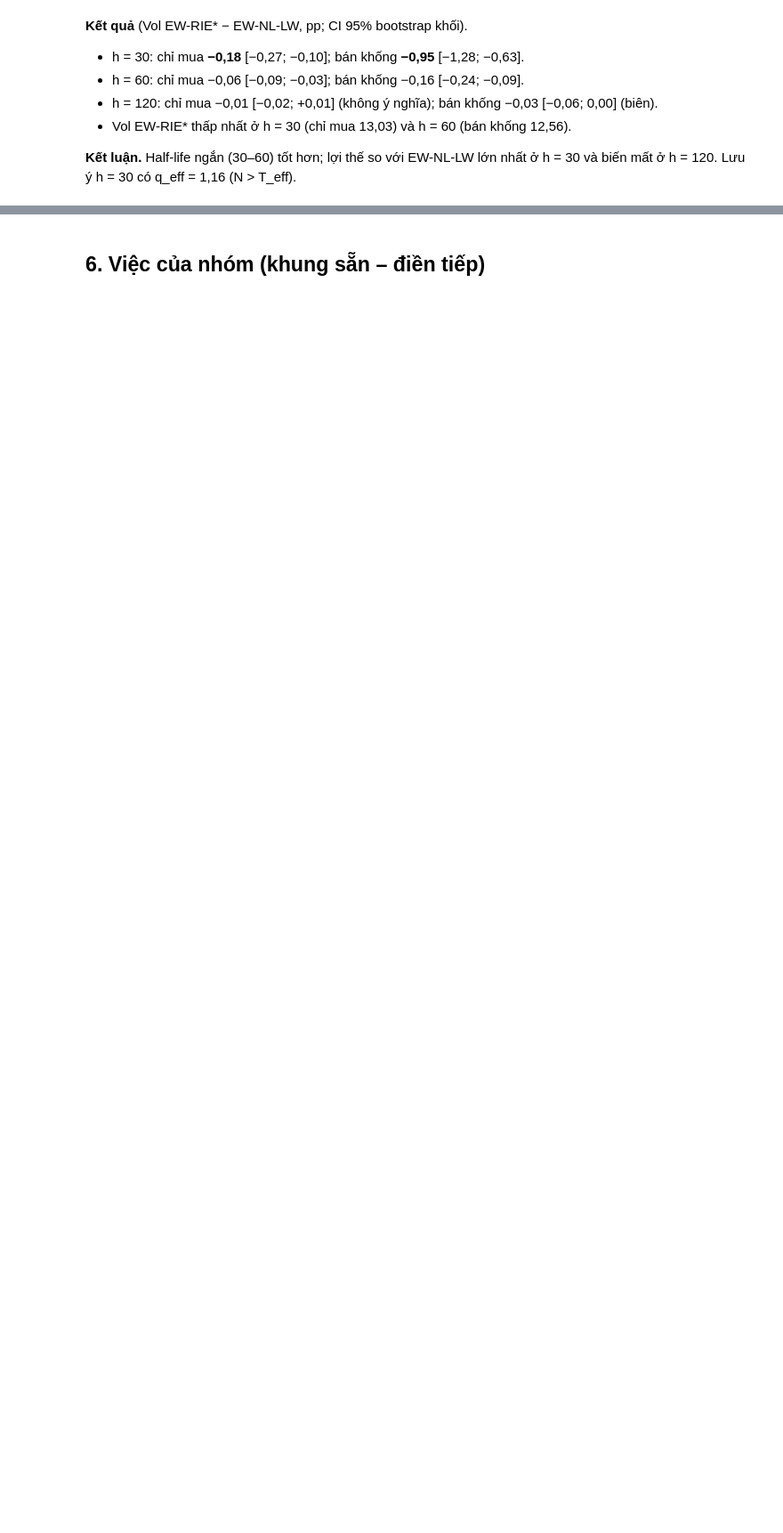
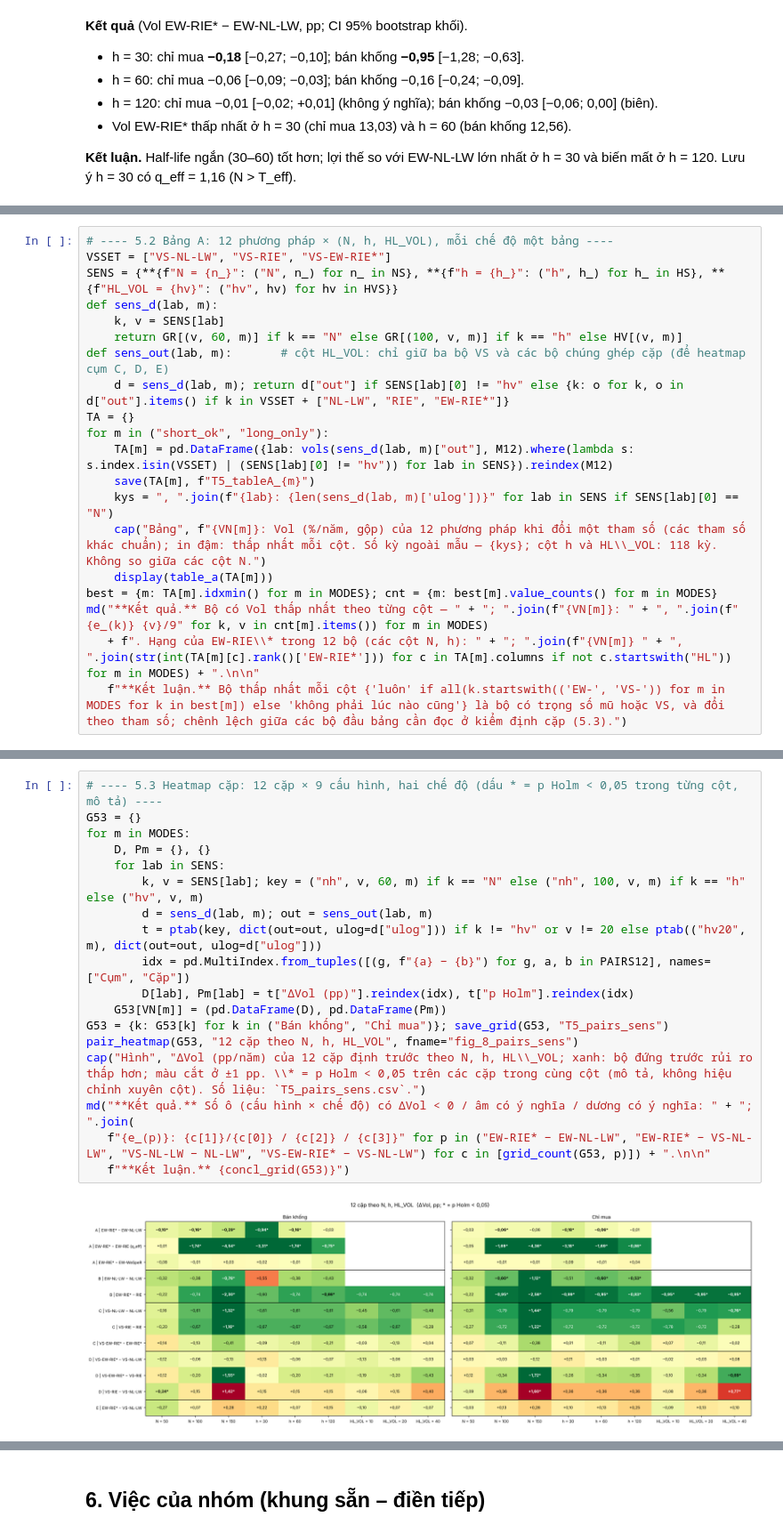
Before and after one commit to chinguyenkhac/data_HOSE, a Jupyter notebook: notebooks/EW_RIE_HOSE_v6.ipynb, the cells around one changed output, grey strips where cells are left out. Shown at 89% size. Drawn from its saved outputs; the diff is of its cells as text; blank space fills up the shorter version.

```diff
--- a/notebooks/EW_RIE_HOSE_v6.ipynb
+++ b/notebooks/EW_RIE_HOSE_v6.ipynb
@@ -1203,0 +1680,20 @@ if RUN_SENS:
+# %%
+# ---- 5.2 Bảng A: 12 phương pháp × (N, h, HL_VOL), mỗi chế độ một bảng ----
+VSSET = ["VS-NL-LW", "VS-RIE", "VS-EW-RIE*"]
+SENS = {**{f"N = {n_}": ("N", n_) for n_ in NS}, **{f"h = {h_}": ("h", h_) for h_ in HS}, **{f"HL_VOL = {hv}": ("hv", hv) for hv in HVS}}
+def sens_d(lab, m):
+    k, v = SENS[lab]
+    return GR[(v, 60, m)] if k == "N" else GR[(100, v, m)] if k == "h" else HV[(v, m)]
+def sens_out(lab, m):       # cột HL_VOL: chỉ giữ ba bộ VS và các bộ chúng ghép cặp (để heatmap cụm C, D, E)
+    d = sens_d(lab, m); return d["out"] if SENS[lab][0] != "hv" else {k: o for k, o in d["out"].items() if k in VSSET + ["NL-LW", "RIE", "EW-RIE*"]}
+TA = {}
+for m in ("short_ok", "long_only"):
+    TA[m] = pd.DataFrame({lab: vols(sens_d(lab, m)["out"], M12).where(lambda s: s.index.isin(VSSET) | (SENS[lab][0] != "hv")) for lab in SENS}).reindex(M12)
+    save(TA[m], f"T5_tableA_{m}")
+    kys = ", ".join(f"{lab}: {len(sens_d(lab, m)['ulog'])}" for lab in SENS if SENS[lab][0] == "N")
+    cap("Bảng", f"{VN[m]}: Vol (%/năm, gộp) của 12 phương pháp khi đổi một tham số (các tham số khác chuẩn); in đậm: thấp nhất mỗi cột. Số kỳ ngoài mẫu — {kys}; cột h và HL\\_VOL: 118 kỳ. Không so giữa các cột N.")
+    display(table_a(TA[m]))
+best = {m: TA[m].idxmin() for m in MODES}; cnt = {m: best[m].value_counts() for m in MODES}
+md("**Kết quả.** Bộ có Vol thấp nhất theo từng cột — " + "; ".join(f"{VN[m]}: " + ", ".join(f"{e_(k)} {v}/9" for k, v in cnt[m].items()) for m in MODES)
+   + f". Hạng của EW-RIE\\* trong 12 bộ (các cột N, h): " + "; ".join(f"{VN[m]} " + ", ".join(str(int(TA[m][c].rank()['EW-RIE*'])) for c in TA[m].columns if not c.startswith("HL")) for m in MODES) + ".\n\n"
+   f"**Kết luận.** Bộ thấp nhất mỗi cột {'luôn' if all(k.startswith(('EW-', 'VS-')) for m in MODES for k in best[m]) else 'không phải lúc nào cũng'} là bộ có trọng số mũ hoặc VS, và đổi theo tham số; chênh lệch giữa các bộ đầu bảng cần đọc ở kiểm định cặp (5.3).")
@@ -1203,0 +1736,20 @@ if RUN_SENS:
+# %%
+# ---- 5.3 Heatmap cặp: 12 cặp × 9 cấu hình, hai chế độ (dấu * = p Holm < 0,05 trong từng cột, mô tả) ----
+G53 = {}
+for m in MODES:
+    D, Pm = {}, {}
+    for lab in SENS:
+        k, v = SENS[lab]; key = ("nh", v, 60, m) if k == "N" else ("nh", 100, v, m) if k == "h" else ("hv", v, m)
+        d = sens_d(lab, m); out = sens_out(lab, m)
+        t = ptab(key, dict(out=out, ulog=d["ulog"])) if k != "hv" or v != 20 else ptab(("hv20", m), dict(out=out, ulog=d["ulog"]))
+        idx = pd.MultiIndex.from_tuples([(g, f"{a} − {b}") for g, a, b in PAIRS12], names=["Cụm", "Cặp"])
+        D[lab], Pm[lab] = t["ΔVol (pp)"].reindex(idx), t["p Holm"].reindex(idx)
+    G53[VN[m]] = (pd.DataFrame(D), pd.DataFrame(Pm))
+G53 = {k: G53[k] for k in ("Bán khống", "Chỉ mua")}; save_grid(G53, "T5_pairs_sens")
+pair_heatmap(G53, "12 cặp theo N, h, HL_VOL", fname="fig_8_pairs_sens")
+cap("Hình", "ΔVol (pp/năm) của 12 cặp định trước theo N, h, HL\\_VOL; xanh: bộ đứng trước rủi ro thấp hơn; màu cắt ở ±1 pp. \\* = p Holm < 0,05 trên các cặp trong cùng cột (mô tả, không hiệu chỉnh xuyên cột). Số liệu: `T5_pairs_sens.csv`.")
+md("**Kết quả.** Số ô (cấu hình × chế độ) có ΔVol < 0 / âm có ý nghĩa / dương có ý nghĩa: " + "; ".join(
+   f"{e_(p)}: {c[1]}/{c[0]} / {c[2]} / {c[3]}" for p in ("EW-RIE* − EW-NL-LW", "EW-RIE* − VS-NL-LW", "VS-NL-LW − NL-LW", "VS-EW-RIE* − VS-NL-LW") for c in [grid_count(G53, p)]) + ".\n\n"
+   f"**Kết luận.** {concl_grid(G53)}")
+# %% [output]
+[figure, added]
```
Also changed, not shown: parts of 139 cells of this notebook, 36 other files.
